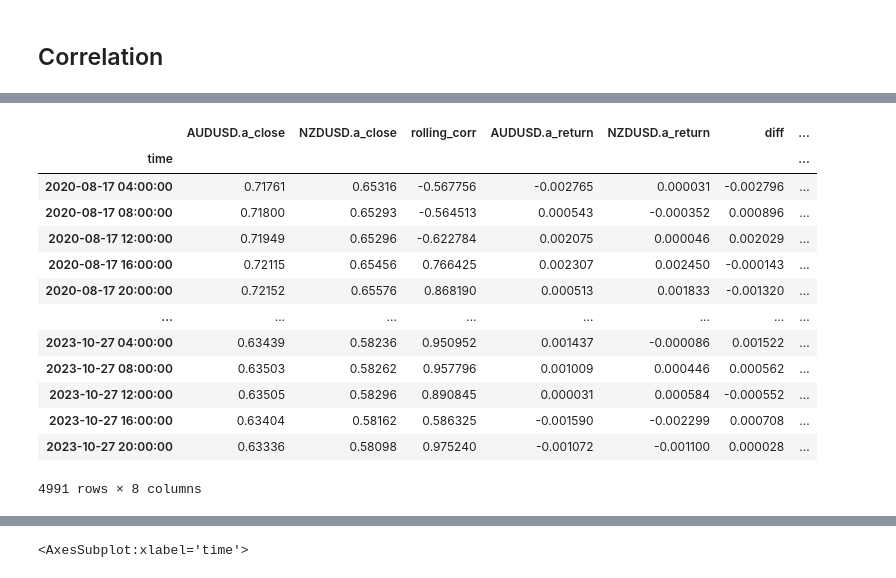
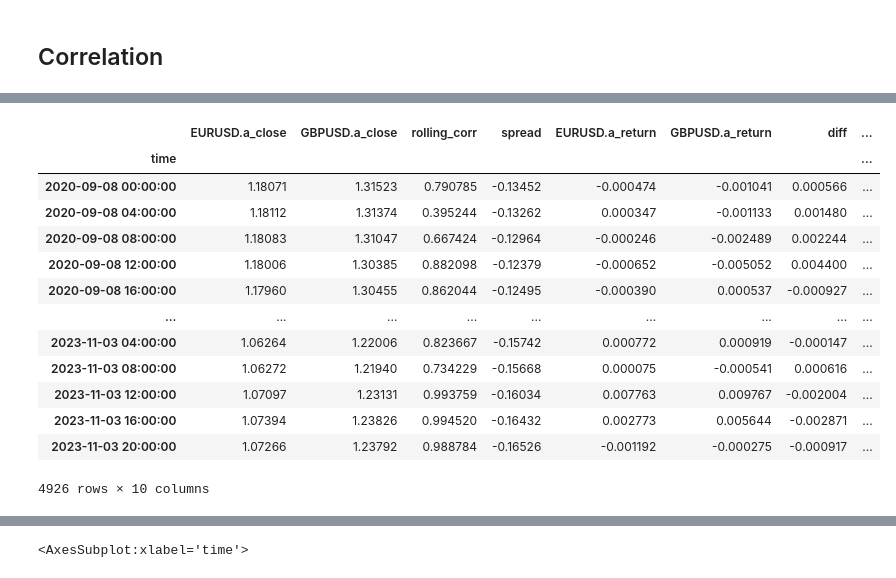
Before and after one commit to aliquid-novi/Strategies, a Jupyter notebook: lets get it/General Research.ipynb, the cells around one changed output, grey strips where cells are left out. Drawn from its saved outputs; the diff is of its cells as text; code cells hidden in the pictures.

```diff
--- a/lets get it/General Research.ipynb
+++ b/lets get it/General Research.ipynb
@@ -74,30 +77,30 @@ def get_pair_correlations(symbol1, symbol2, window):
 
     window_size = window  # Change this to the size of the window you want
     combined_df['rolling_corr'] = combined_df[f'{s1}_close'].rolling(window=window_size).corr(combined_df[f'{s2}_close'])
-    # combined_df['rolling_corr'].iloc[0:200].plot()
+    combined_df['spread'] = combined_df[f'{s1}_close'] - combined_df[f'{s2}_close']
     combined_df[f'{s1}_return'] = combined_df[f'{s1}_close'].pct_change()
     combined_df[f'{s2}_return'] = combined_df[f'{s2}_close'].pct_change()
     combined_df['diff'] = combined_df[f'{s1}_return'] - combined_df[f'{s2}_return']
     combined_df['rolling_corr_returns'] = combined_df['rolling_corr'].rolling(window=window_size).corr(combined_df['diff'])
-    combined_df['shifted_rolling_corr_returns'] = combined_df['rolling_corr_returns'].shift(1)
-    # print(adf_test(combined_df['rolling_corr_returns'].dropna()))
+    combined_df['rolling_var'] = combined_df['EURUSD.a_close'].rolling(window = 25).var()
+    combined_df['MA_Ratio'] = combined_df['spread'].rolling(window = 15).mean() / combined_df['spread'].rolling(window = 75).mean()
     return combined_df.dropna()
 # %%
 EU_GU = get_pair_correlations('EURUSD.a', 'GBPUSD.a', 5)
-# %%
-AU_NU
-# %% [output]
-|  | AUDUSD.a_close | NZDUSD.a_close | rolling_corr | AUDUSD.a_return | NZDUSD.a_return | diff | ... |
-| time |  |  |  |  |  |  | ... |
-| 2020-08-17 04:00:00 | 0.71761 | 0.65316 | -0.567756 | -0.002765 | 0.000031 | -0.002796 | ... |
-| 2020-08-17 08:00:00 | 0.71800 | 0.65293 | -0.564513 | 0.000543 | -0.000352 | 0.000896 | ... |
-| 2020-08-17 12:00:00 | 0.71949 | 0.65296 | -0.622784 | 0.002075 | 0.000046 | 0.002029 | ... |
-| 2020-08-17 16:00:00 | 0.72115 | 0.65456 | 0.766425 | 0.002307 | 0.002450 | -0.000143 | ... |
-| 2020-08-17 20:00:00 | 0.72152 | 0.65576 | 0.868190 | 0.000513 | 0.001833 | -0.001320 | ... |
-| ... | ... | ... | ... | ... | ... | ... | ... |
-| 2023-10-27 04:00:00 | 0.63439 | 0.58236 | 0.950952 | 0.001437 | -0.000086 | 0.001522 | ... |
-| 2023-10-27 08:00:00 | 0.63503 | 0.58262 | 0.957796 | 0.001009 | 0.000446 | 0.000562 | ... |
-| 2023-10-27 12:00:00 | 0.63505 | 0.58296 | 0.890845 | 0.000031 | 0.000584 | -0.000552 | ... |
-| 2023-10-27 16:00:00 | 0.63404 | 0.58162 | 0.586325 | -0.001590 | -0.002299 | 0.000708 | ... |
-| 2023-10-27 20:00:00 | 0.63336 | 0.58098 | 0.975240 | -0.001072 | -0.001100 | 0.000028 | ... |
-4991 rows × 8 columns
+# %%
+EU_GU
+# %% [output]
+|  | EURUSD.a_close | GBPUSD.a_close | rolling_corr | spread | EURUSD.a_return | GBPUSD.a_return | diff | ... |
+| time |  |  |  |  |  |  |  | ... |
+| 2020-09-08 00:00:00 | 1.18071 | 1.31523 | 0.790785 | -0.13452 | -0.000474 | -0.001041 | 0.000566 | ... |
+| 2020-09-08 04:00:00 | 1.18112 | 1.31374 | 0.395244 | -0.13262 | 0.000347 | -0.001133 | 0.001480 | ... |
+| 2020-09-08 08:00:00 | 1.18083 | 1.31047 | 0.667424 | -0.12964 | -0.000246 | -0.002489 | 0.002244 | ... |
+| 2020-09-08 12:00:00 | 1.18006 | 1.30385 | 0.882098 | -0.12379 | -0.000652 | -0.005052 | 0.004400 | ... |
+| 2020-09-08 16:00:00 | 1.17960 | 1.30455 | 0.862044 | -0.12495 | -0.000390 | 0.000537 | -0.000927 | ... |
+| ... | ... | ... | ... | ... | ... | ... | ... | ... |
+| 2023-11-03 04:00:00 | 1.06264 | 1.22006 | 0.823667 | -0.15742 | 0.000772 | 0.000919 | -0.000147 | ... |
+| 2023-11-03 08:00:00 | 1.06272 | 1.21940 | 0.734229 | -0.15668 | 0.000075 | -0.000541 | 0.000616 | ... |
+| 2023-11-03 12:00:00 | 1.07097 | 1.23131 | 0.993759 | -0.16034 | 0.007763 | 0.009767 | -0.002004 | ... |
+| 2023-11-03 16:00:00 | 1.07394 | 1.23826 | 0.994520 | -0.16432 | 0.002773 | 0.005644 | -0.002871 | ... |
+| 2023-11-03 20:00:00 | 1.07266 | 1.23792 | 0.988784 | -0.16526 | -0.001192 | -0.000275 | -0.000917 | ... |
+4926 rows × 10 columns
```
Also changed, not shown: parts of 23 cells of this notebook, 5 other files.
